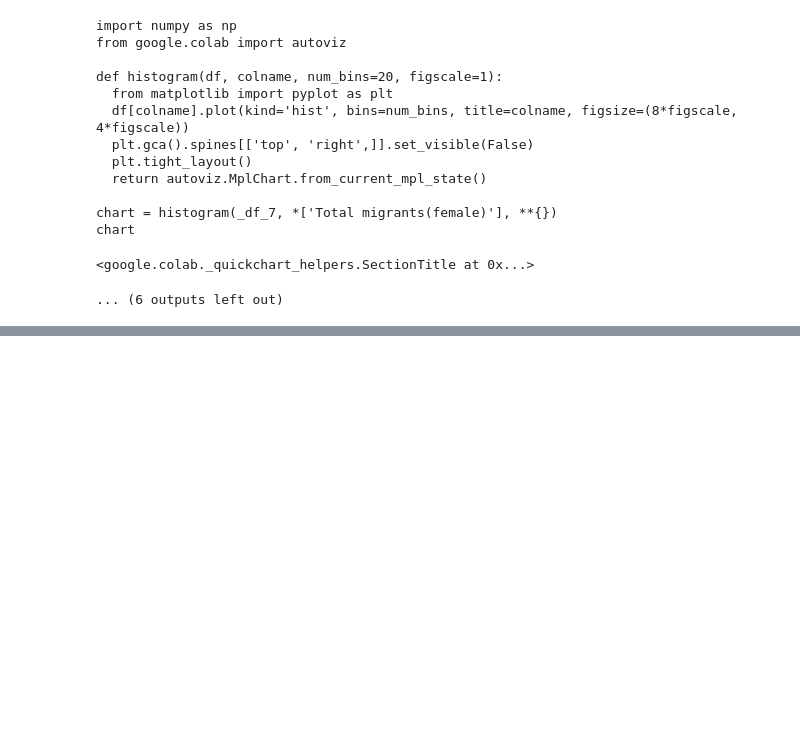
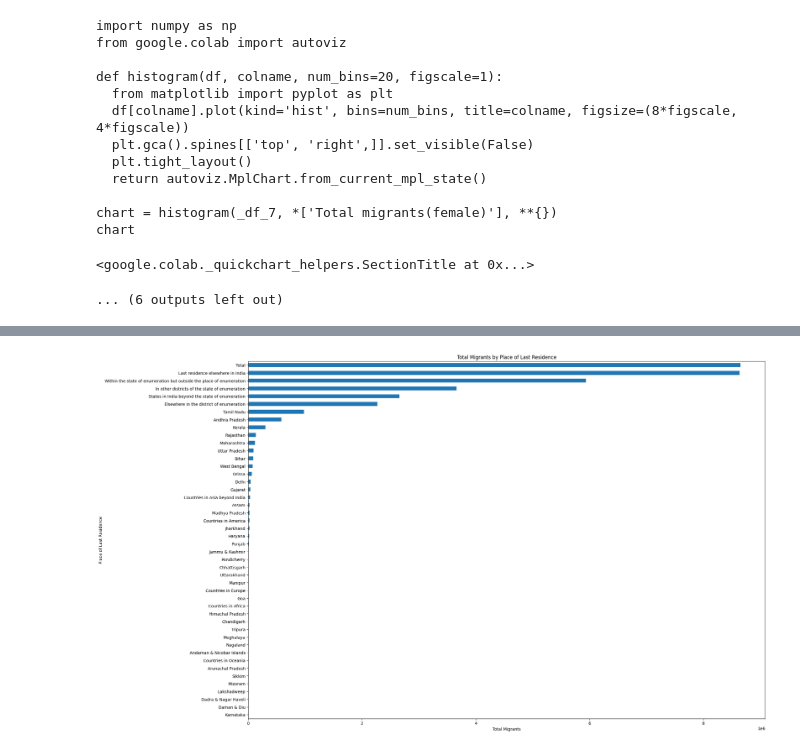
Before and after one commit to SuprajaYadavH/Hackathon, a Jupyter notebook: census_inflow.ipynb, the cells around one changed output, grey strips where cells are left out. Saved outputs shown, nothing was run; the diff lists cells and outputs as text; code cells hidden in the pictures; blank space fills up the shorter version.

```diff
--- a/census_inflow.ipynb
+++ b/census_inflow.ipynb
@@ -806,0 +826,16 @@ KeyError: ignored
+# %%
+# Combine both datasets
+combined_data = pd.concat([blr2001, blr2011], ignore_index=True)
+
+# Group data by Place of Last Residence and sum Total Migrants
+grouped_data = combined_data.groupby('Place of last residence')['Total migrants'].sum()
+
+# Create a bar chart
+plt.figure(figsize=(23, 16))
+grouped_data.sort_values().plot(kind='barh')
+plt.title('Total Migrants by Place of Last Residence')
+plt.xlabel('Total Migrants')
+plt.ylabel('Place of Last Residence')
+plt.show()
+# %% [output]
+[figure, added]
```
Also changed, not shown: parts of 13 cells of this notebook.
